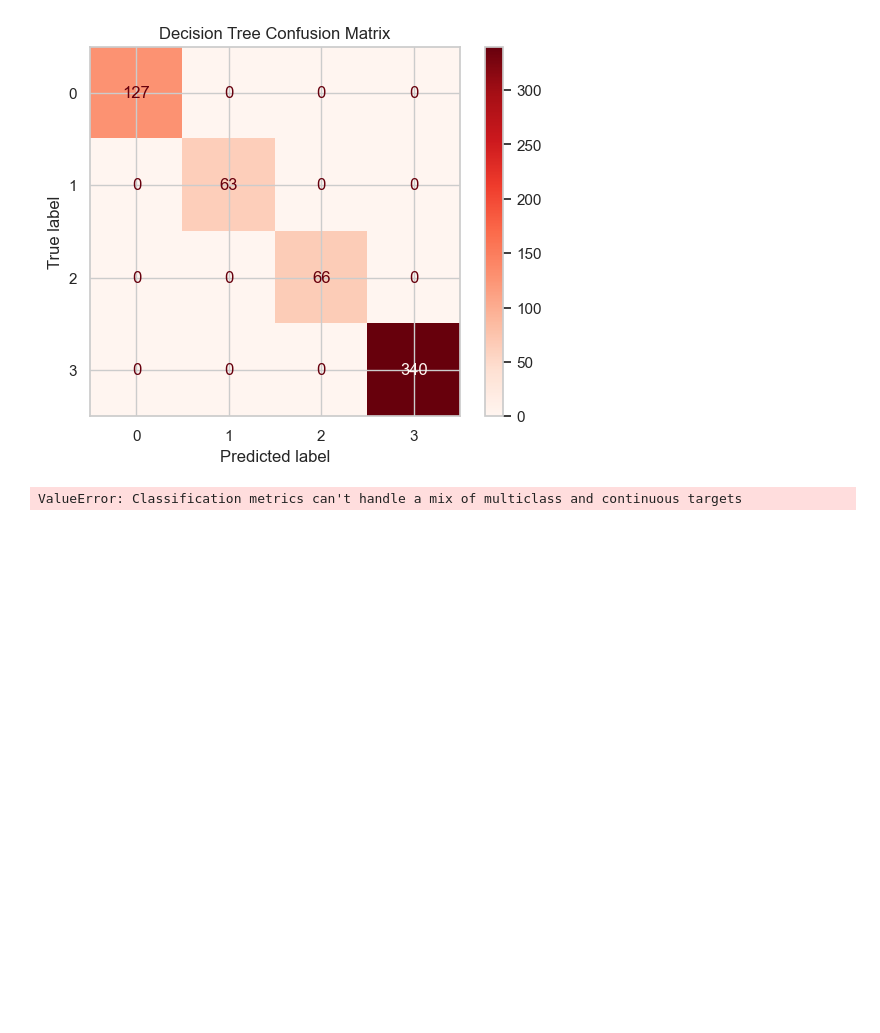
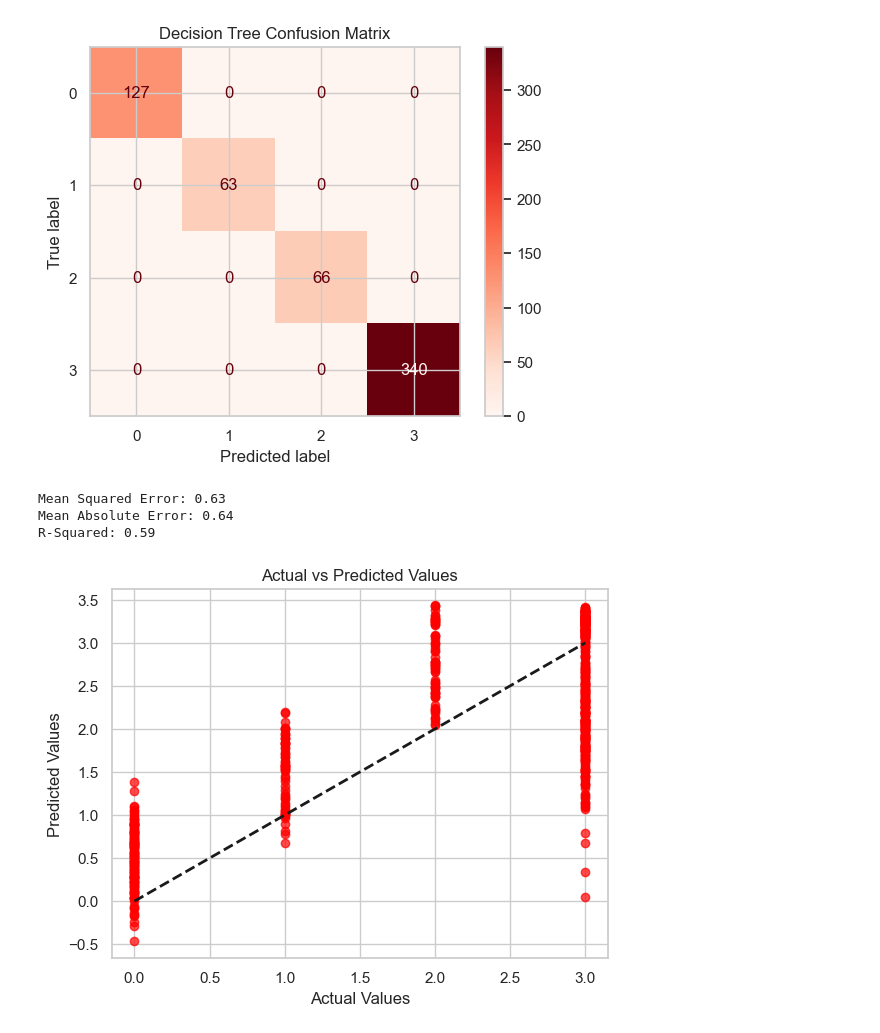
Before and after one commit to brownjordan317/CSCI-443, a Jupyter notebook: traffic_analysis/traffic_analysis.ipynb, the cells around one changed output. Saved outputs shown, nothing was run; the diff lists cells and outputs as text; code cells hidden in the pictures; blank space fills up the shorter version.

```diff
--- a/traffic_analysis/traffic_analysis.ipynb
+++ b/traffic_analysis/traffic_analysis.ipynb
@@ -256,24 +256,38 @@ Accuracy: 100.00%
    macro avg       1.00      1.00      1.00       596
 weighted avg       1.00      1.00      1.00       596
 [figure]
-# %%
-# linear regression
-lin_reg = LinearRegression()
-lin_reg.fit(X_train, y_train)
-
-#make predictions
-y_pred = lin_reg.predict(X_test)
-
-#evaluate the model
-accuracy = accuracy_score(y_test, y_pred)
-print("Accuracy: {:.2f}%".format(accuracy * 100))
-
-print(classification_report(y_test, y_pred))
-
-cm = confusion_matrix(y_test, y_pred)
-disp = ConfusionMatrixDisplay(confusion_matrix=cm)
-disp.plot(cmap="Reds")
-plt.title("Linear Regression Confusion Matrix")
-plt.show()
-# %% [output]
-ValueError: Classification metrics can't handle a mix of multiclass and continuous targets
+# %%
+# linear regression
+
+#scale
+scaler = StandardScaler()
+X_train_scaled_data = scaler.fit_transform(X_train)
+X_test_scaled_data = scaler.fit_transform(X_test)
+
+
+lin_reg = LinearRegression()
+lin_reg.fit(X_train_scaled_data, y_train)
+
+#make predictions
+y_pred = lin_reg.predict(X_test_scaled_data)
+
+#evaluate the model
+mse = mean_squared_error(y_test,y_pred)
+print("Mean Squared Error: {:.2f}".format(mse))
+mae = mean_absolute_error(y_test,y_pred)
+print("Mean Absolute Error: {:.2f}".format(mae))
+r2 = r2_score(y_test,y_pred)
+print("R-Squared: {:.2f}".format(r2))
+
+# plot
+plt.scatter(y_test, y_pred, alpha = 0.7, color="red")
+plt.plot([y_test.min(),y_test.max()],[y_test.min(),y_test.max()],"k--",lw=2)
+plt.xlabel("Actual Values")
+plt.ylabel("Predicted Values")
+plt.title("Actual vs Predicted Values")
+plt.show()
+# %% [output]
+Mean Squared Error: 0.63
+Mean Absolute Error: 0.64
+R-Squared: 0.59
+[figure, added]
```
Also changed, not shown: parts of 2 cells of this notebook, 1 other file.
